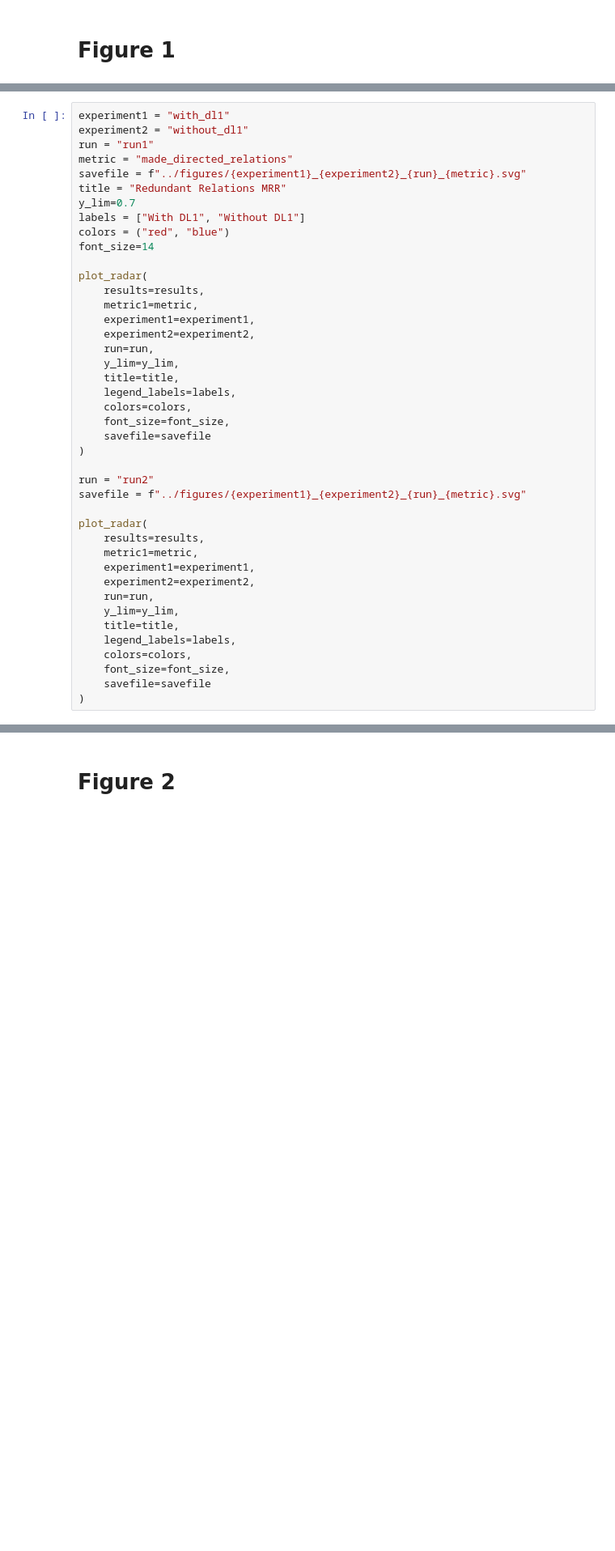
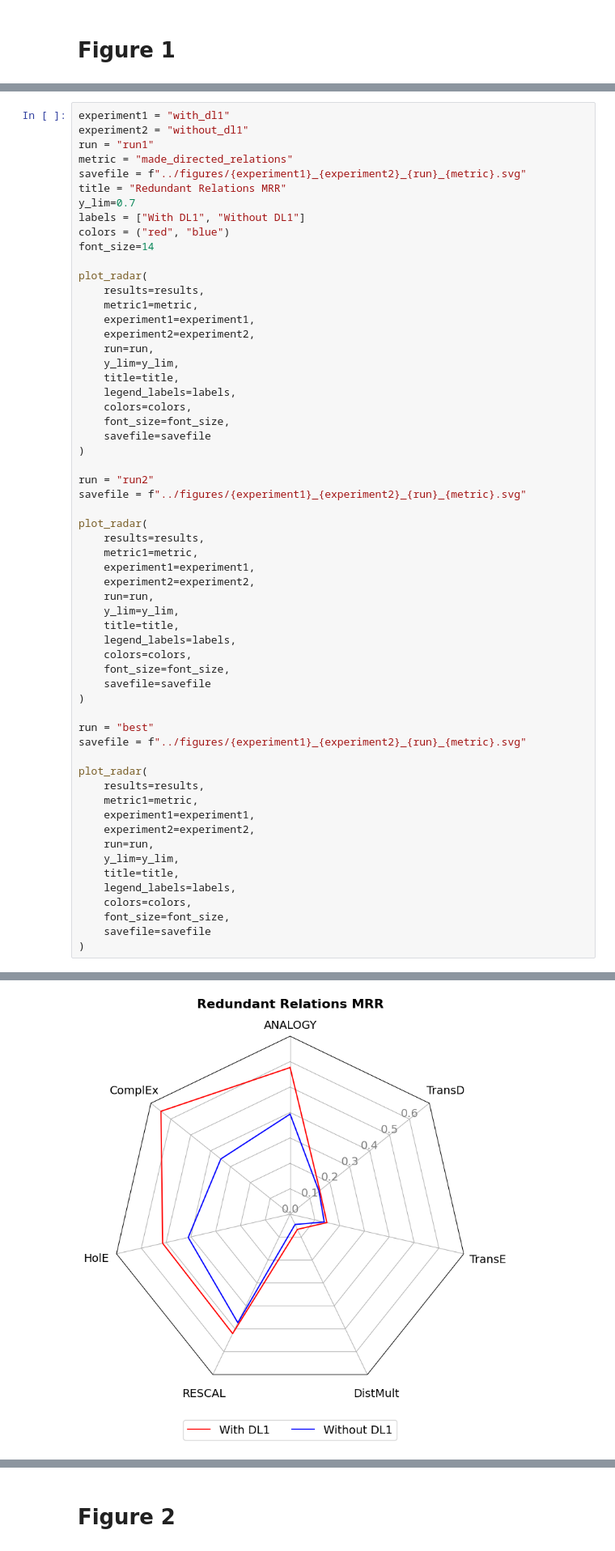
Before and after one commit to galadrielbriere/data_leakage_kge_benchmark, a Jupyter notebook: jupyter_results_processing/make_radar_plots.ipynb, the cells around one changed output, grey strips where cells are left out. Shown at 81% size. Saved outputs shown, nothing was run; the diff lists cells and outputs as text; blank space fills up the shorter version.

```diff
--- a/jupyter_results_processing/make_radar_plots.ipynb
+++ b/jupyter_results_processing/make_radar_plots.ipynb
@@ -314,33 +328,51 @@ plot_radar(
     experiment1=experiment1,
     experiment2=experiment2,
     run=run,
     y_lim=y_lim,
     title=title,
     legend_labels=labels,
     colors=colors,
     font_size=font_size,
     savefile=savefile
 )
 
 run = "run2"
 savefile = f"../figures/{experiment1}_{experiment2}_{run}_{metric}.svg"
 
 plot_radar(
     results=results,
     metric1=metric,
     experiment1=experiment1,
     experiment2=experiment2,
     run=run,
     y_lim=y_lim,
     title=title,
     legend_labels=labels,
     colors=colors,
     font_size=font_size,
     savefile=savefile
 )
+
+run = "best"
+savefile = f"../figures/{experiment1}_{experiment2}_{run}_{metric}.svg"
+
+plot_radar(
+    results=results,
+    metric1=metric,
+    experiment1=experiment1,
+    experiment2=experiment2,
+    run=run,
+    y_lim=y_lim,
+    title=title,
+    legend_labels=labels,
+    colors=colors,
+    font_size=font_size,
+    savefile=savefile
+)
 # %% [output]
 [figure]
 [figure]
+[figure, added]
 # %%
 experiment1 = "with_dl1"
 experiment2 = "without_dl1"
```
Also changed, not shown: parts of 4 cells of this notebook, 32 other files.
